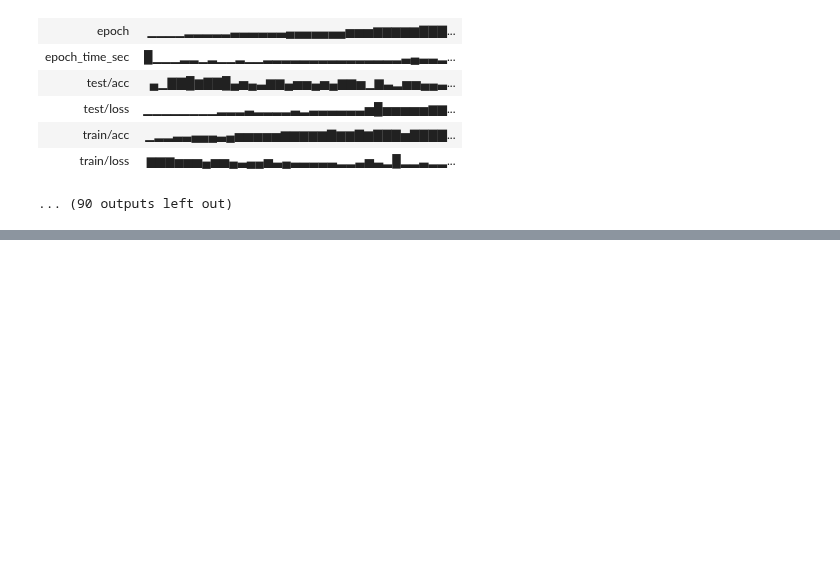
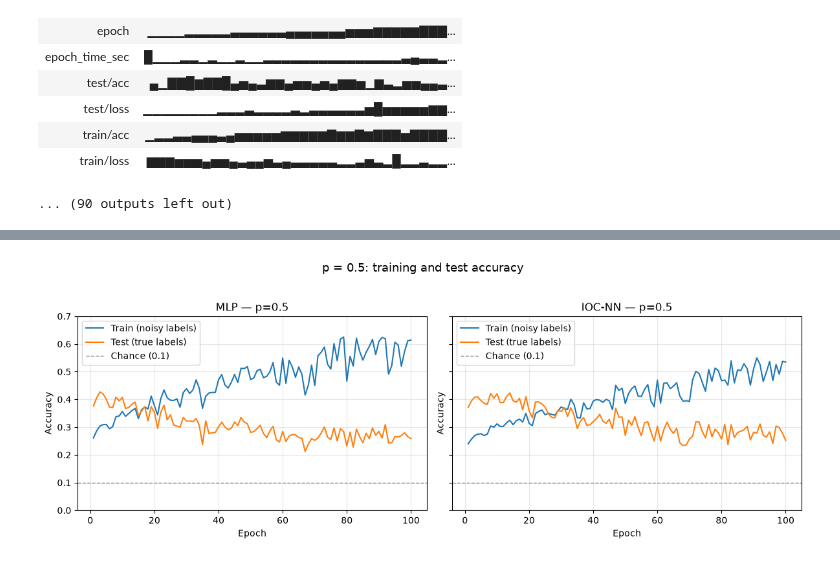
Before and after one commit to suryamanoj4/SMAI-A4, a Jupyter notebook: mlp.ipynb, the cells around one changed output, grey strips where cells are left out. Drawn from its saved outputs; the diff is of its cells as text; code cells hidden in the pictures; blank space fills up the shorter version.

```diff
--- a/mlp.ipynb
+++ b/mlp.ipynb
@@ -2056,0 +2117,11 @@ Run history:
+# %%
+plot_curve(
+    p=0.5,
+    metric="acc",
+    ylabel="Accuracy",
+    title="p = 0.5: training and test accuracy",
+    chance=0.1,
+    ylim=(0.0, 0.7),
+)
+# %% [output]
+[figure, added]
```
Also changed, not shown: parts of 3 cells of this notebook.
